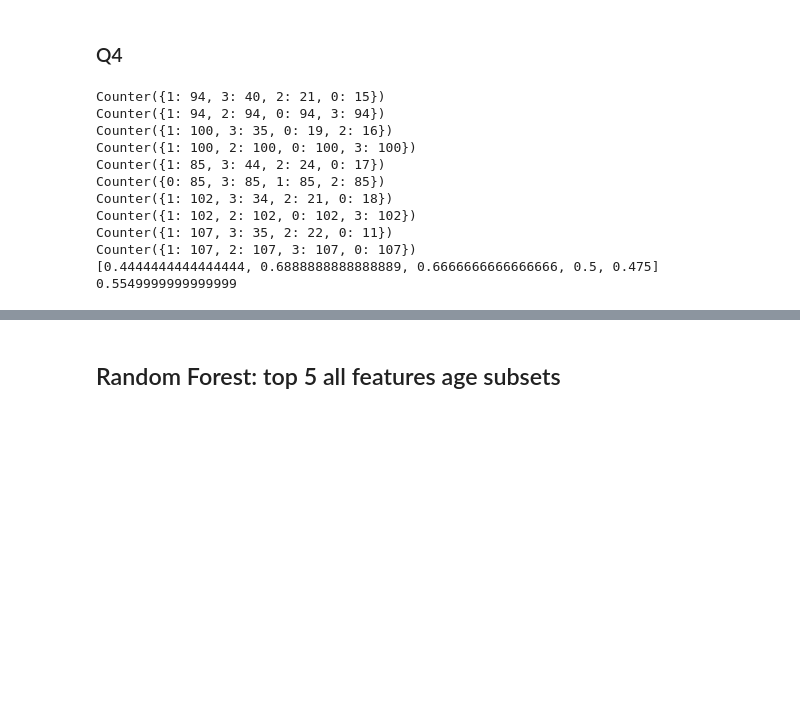
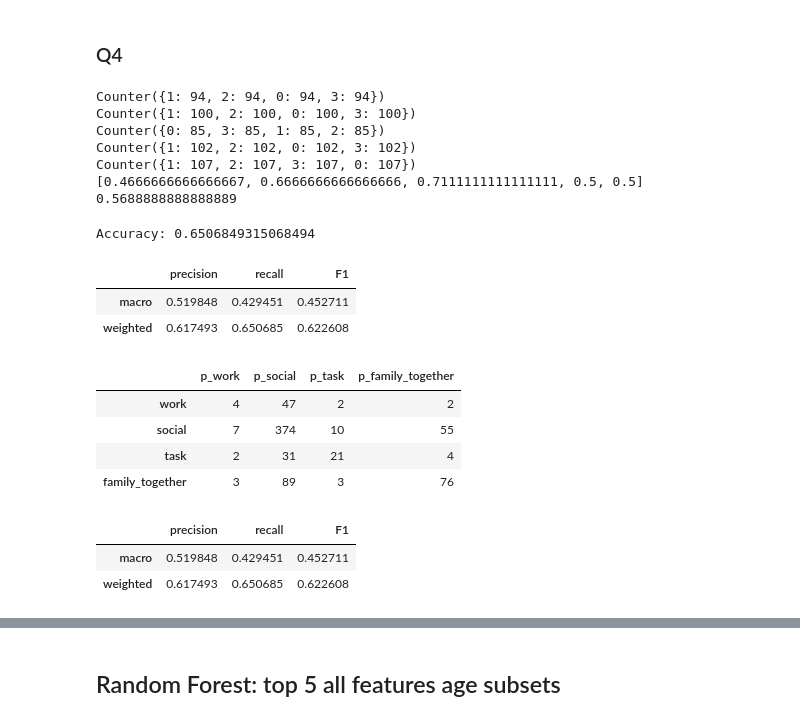
Before and after one commit to tliu526/relationship-prediction, a Jupyter notebook: notebooks/subpopulation_prediction.ipynb, the cells around one changed output, grey strips where cells are left out. Saved outputs shown, nothing was run; the diff lists cells and outputs as text; code cells hidden in the pictures; blank space fills up the shorter version.

```diff
--- a/notebooks/subpopulation_prediction.ipynb
+++ b/notebooks/subpopulation_prediction.ipynb
@@ -548,55 +620,65 @@ Counter({1: 124, 3: 124, 2: 124, 0: 124})
 # %% [markdown]
 ### Q4
 # %%
-top5_base_q4 = top5_base_data.loc[top5_base_data['ego_age_q'] == 'age_q4']
-top5_base_q4_train_y = top5_base_q4['contact_type']
-top5_base_q4_train_X = top5_base_q4.drop(['pid', 'combined_hash', 'ego_age_q'] + predict_targets, axis=1, errors='ignore')
+top5_base_q4_train_data = pickle.load(open("../data/subpop_features/top5_base_q4_train_features.df", "rb"))
+top5_base_q4_test_data = pickle.load(open("../data/subpop_features/top5_base_q4_test_features.df", "rb"))
 
-#top5_base_q4_train_X = top5_base_q4_train_data[top5_base_q4_train_data.columns[top5_base_q4_train_data.columns.str.startswith("ego")]]
+top5_base_q4_train_data = top5_base_q4_train_data.replace(replace_dict_4clf)
+top5_base_q4_train_y = top5_base_q4_train_data['contact_type']
+top5_base_q4_train_X = top5_base_q4_train_data.drop(['pid', 'combined_hash', 'ego_age_q'] + predict_targets, axis=1, errors='ignore')
+top5_base_q4_cols = top5_base_q4_train_X.columns.values
 top5_base_q4_train_X = normalize(top5_base_q4_train_X)
-#top5_base_q4_test_X = top5_base_q4_test_data.drop(['pid', 'combined_hash', 'ego_age_q'] + predict_targets, axis=1, errors='ignore')
 
-#top5_base_q4_test_y = top5_base_q4_test_data['contact_type']
-#top5_base_q4_test_X = top5_base_q4_test_data[top5_base_q4_train_data.columns[top5_base_q4_train_data.columns.str.startswith("ego")]]
-#top5_base_q4_test_X = normalize(top5_base_q4_test_X)
+top5_base_q4_test_data = top5_base_q4_test_data.replace(replace_dict_4clf)
+top5_base_q4_test_y = top5_base_q4_test_data['contact_type']
+top5_base_q4_test_X = top5_base_q4_test_data.drop(['pid', 'combined_hash', 'ego_age_q'] + predict_targets, axis=1, errors='ignore')
+top5_base_q4_test_X = normalize(top5_base_q4_test_X)
 
-groups = build_cv_groups(top5_base_q4['pid'])
+top5_base_q4_clf = RandomForestClassifier(random_state=rand_state, n_jobs=4, n_estimators=100, warm_start=False)
+
+groups = build_cv_groups(top5_base_q4_train_data['pid'])
 #group_kfold = GroupKFold(n_splits=len(set(groups)))
-group_kfold = GroupKFold(n_splits=5)
+group_kfold_res = GroupKFoldSample(n_splits=5, random_state=rand_state)
 
 cv_scores = []
-
-for fold_train_idx, fold_test_idx in group_kfold.split(top5_base_q4_train_X, top5_base_q4_train_y, groups):
-    #print(len(fold_train_idx))
-    #print(top5_base_q4_train_X.shape)
-    #print(top5_base_q4_train_y.shape)
+for fold_train_idx, fold_test_idx in group_kfold_res.split(top5_base_q4_train_X, top5_base_q4_train_y, groups):
     top5_base_q4_clf = RandomForestClassifier(random_state=2, n_jobs=4, n_estimators=100, warm_start=False)
     fold_train_X = top5_base_q4_train_X[fold_train_idx]
     fold_train_y = top5_base_q4_train_y.values[fold_train_idx]
     fold_test_X = top5_base_q4_train_X[fold_test_idx]
     fold_test_y = top5_base_q4_train_y.values[fold_test_idx]
 
-    sm = SMOTE(random_state=2)
     print(Counter(fold_train_y))
-    X_res, y_res = sm.fit_resample(fold_train_X, fold_train_y)
-    print(Counter(y_res))
-    top5_base_q4_clf.fit(X_res, y_res)
+    top5_base_q4_clf.fit(fold_train_X, fold_train_y)
     predict = top5_base_q4_clf.predict(fold_test_X)
     cv_scores.append(accuracy_score(fold_test_y, predict))
-#cv_scores = cross_val_score(top5_base_q4_clf, top5_base_q4_train_X, top5_base_q4_train_y, cv=group_kfold.split(top5_base_q4_train_X, top5_base_q4_train_y, groups))
-
 print(cv_scores)
 print(np.mean(cv_scores))
 # %% [output]
-Counter({1: 94, 3: 40, 2: 21, 0: 15})
 Counter({1: 94, 2: 94, 0: 94, 3: 94})
-Counter({1: 100, 3: 35, 0: 19, 2: 16})
 Counter({1: 100, 2: 100, 0: 100, 3: 100})
-Counter({1: 85, 3: 44, 2: 24, 0: 17})
 Counter({0: 85, 3: 85, 1: 85, 2: 85})
-Counter({1: 102, 3: 34, 2: 21, 0: 18})
 Counter({1: 102, 2: 102, 0: 102, 3: 102})
-Counter({1: 107, 3: 35, 2: 22, 0: 11})
 Counter({1: 107, 2: 107, 3: 107, 0: 107})
-[0.4444444444444444, 0.6888888888888889, 0.6666666666666666, 0.5, 0.475]
-0.5549999999999999
+[0.4666666666666667, 0.6666666666666666, 0.7111111111111111, 0.5, 0.5]
+0.5688888888888889
+# %%
+rs = RandomOverSampler(random_state=rand_state)
+X_res, y_res = rs.fit_resample(top5_base_q4_train_X, top5_base_q4_train_y)
+#top5_base_q4_clf.fit(top5_base_q4_train_X, top5_base_q4_train_y)
+top5_base_q4_clf.fit(X_res, y_res)
+pred = top5_base_q4_clf.predict(top5_base_q4_test_X)
+print_clf_metrics(top5_base_q4_test_y, pred, contact_types_4clf)
+# %% [output]
+Accuracy: 0.6506849315068494
+|  | precision | recall | F1 |
+| macro | 0.519848 | 0.429451 | 0.452711 |
+| weighted | 0.617493 | 0.650685 | 0.622608 |
+|  | p_work | p_social | p_task | p_family_together |
+| work | 4 | 47 | 2 | 2 |
+| social | 7 | 374 | 10 | 55 |
+| task | 2 | 31 | 21 | 4 |
+| family_together | 3 | 89 | 3 | 76 |
+|  | precision | recall | F1 |
+| macro | 0.519848 | 0.429451 | 0.452711 |
+| weighted | 0.617493 | 0.650685 | 0.622608 |
```
Also changed, not shown: parts of 74 cells of this notebook.
